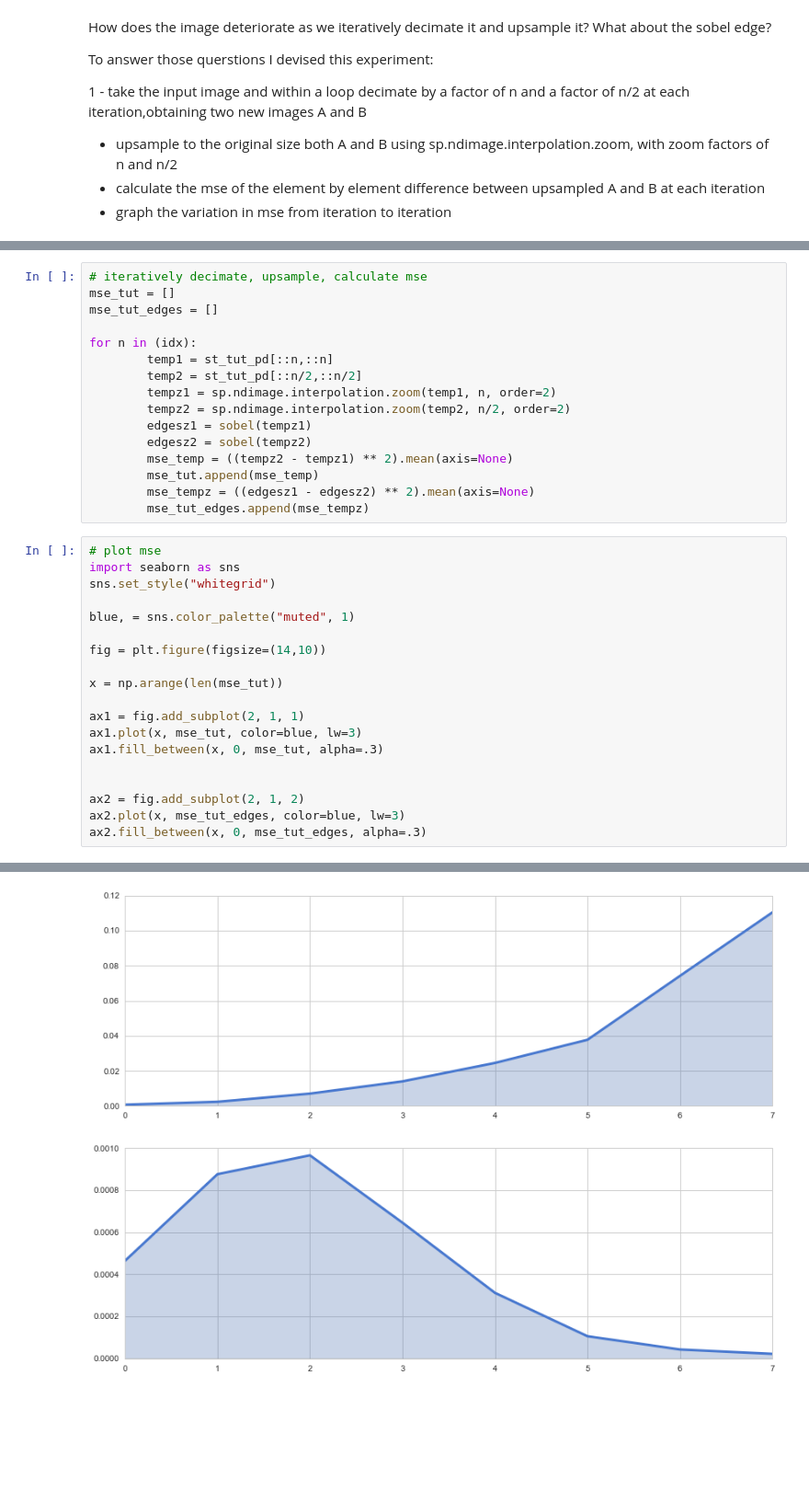
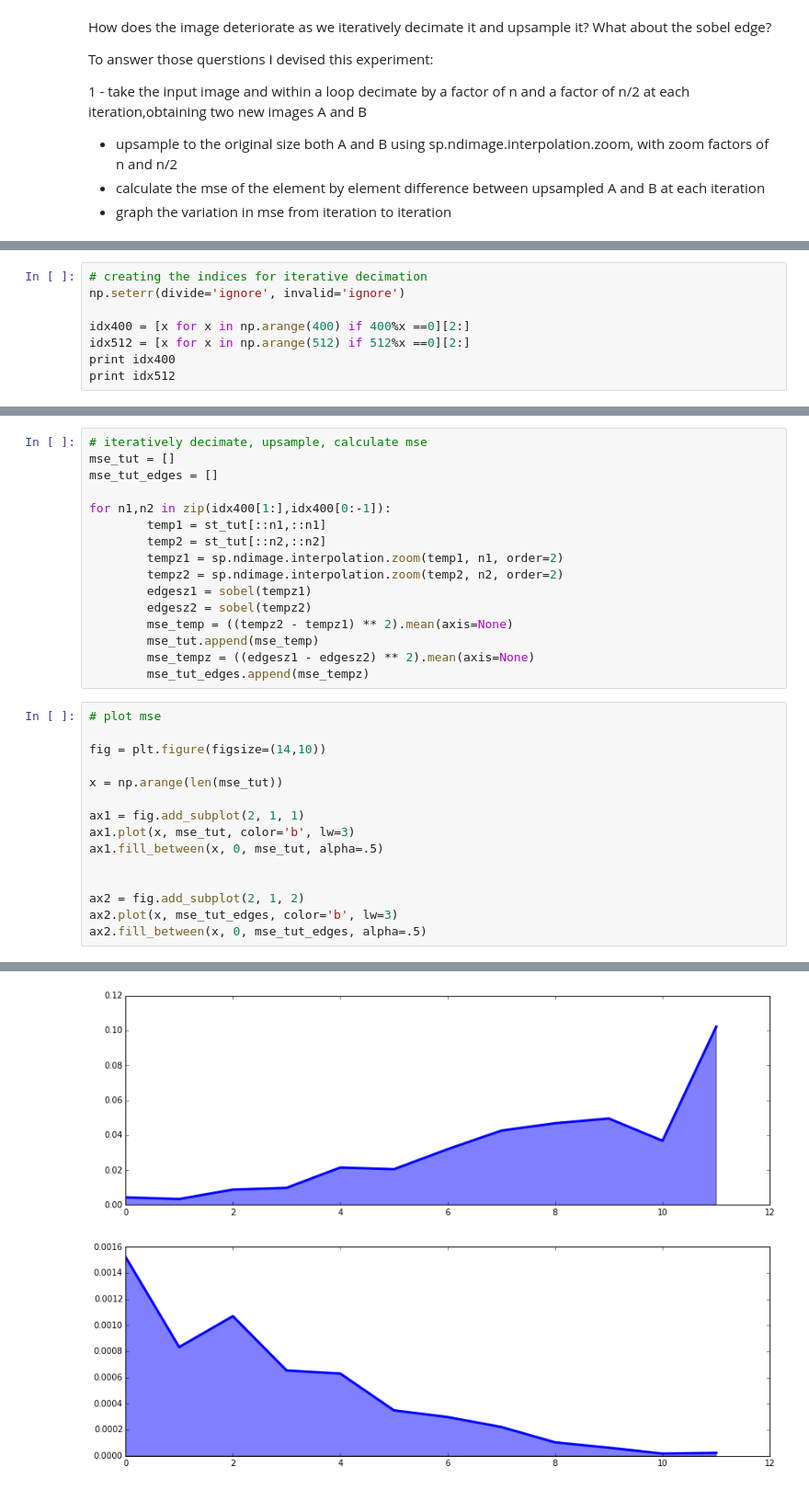
Before and after one commit to mycarta/fun-with-king-tut-catscan, a Jupyter notebook: decimate_and_interpolate.ipynb, the cells around one changed output, grey strips where cells are left out. Shown at 92% size. Cells and saved outputs as stored; diff of their text form; blank space fills up the shorter version.

```diff
--- a/decimate_and_interpolate.ipynb
+++ b/decimate_and_interpolate.ipynb
@@ -204,0 +199,8 @@ print idx
+# %%
+# creating the indices for iterative decimation
+np.seterr(divide='ignore', invalid='ignore')
+
+idx400 = [x for x in np.arange(400) if 400%x ==0][2:]
+idx512 = [x for x in np.arange(512) if 512%x ==0][2:]
+print idx400
+print idx512
@@ -207,11 +218,11 @@ print idx
 mse_tut = []
 mse_tut_edges = []
 
-for n in (idx):
-        temp1 = st_tut_pd[::n,::n]
-        temp2 = st_tut_pd[::n/2,::n/2]
-        tempz1 = sp.ndimage.interpolation.zoom(temp1, n, order=2)
-        tempz2 = sp.ndimage.interpolation.zoom(temp2, n/2, order=2)
+for n1,n2 in zip(idx400[1:],idx400[0:-1]):
+        temp1 = st_tut[::n1,::n1]
+        temp2 = st_tut[::n2,::n2]
+        tempz1 = sp.ndimage.interpolation.zoom(temp1, n1, order=2)
+        tempz2 = sp.ndimage.interpolation.zoom(temp2, n2, order=2)
         edgesz1 = sobel(tempz1)
         edgesz2 = sobel(tempz2)
         mse_temp = ((tempz2 - tempz1) ** 2).mean(axis=None)
@@ -220,23 +231,19 @@ for n in (idx):
         mse_tut_edges.append(mse_tempz)
 # %%
 # plot mse
-import seaborn as sns
-sns.set_style("whitegrid")
-
-blue, = sns.color_palette("muted", 1)
 
 fig = plt.figure(figsize=(14,10))
 
 x = np.arange(len(mse_tut))
 
 ax1 = fig.add_subplot(2, 1, 1)
-ax1.plot(x, mse_tut, color=blue, lw=3)
-ax1.fill_between(x, 0, mse_tut, alpha=.3)
+ax1.plot(x, mse_tut, color='b', lw=3)
+ax1.fill_between(x, 0, mse_tut, alpha=.5)
 
 
 ax2 = fig.add_subplot(2, 1, 2)
-ax2.plot(x, mse_tut_edges, color=blue, lw=3)
-ax2.fill_between(x, 0, mse_tut_edges, alpha=.3)
+ax2.plot(x, mse_tut_edges, color='b', lw=3)
+ax2.fill_between(x, 0, mse_tut_edges, alpha=.5)
 # %% [output]
 <matplotlib.collections.PolyCollection at 0x...>
-[figure, old version]
+[figure, new version]
```
Also changed, not shown: parts of 5 cells of this notebook.
